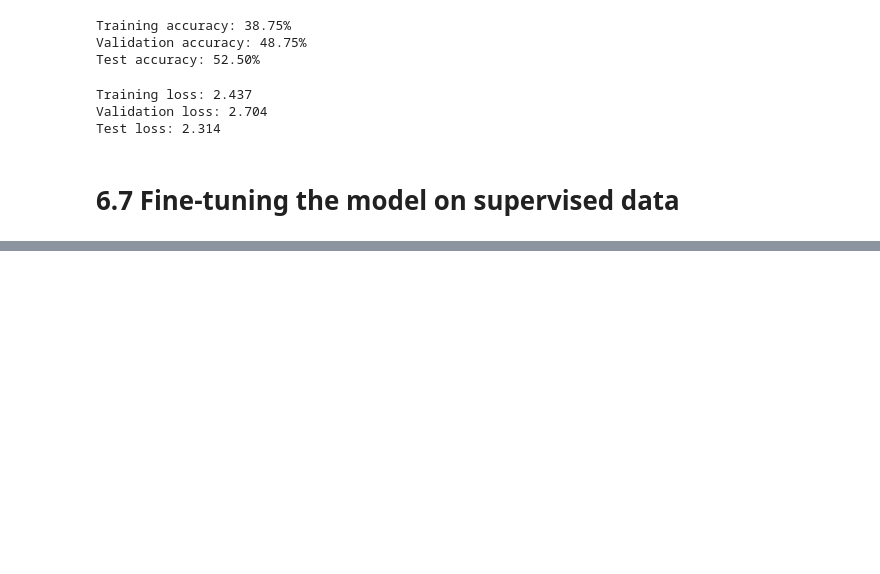
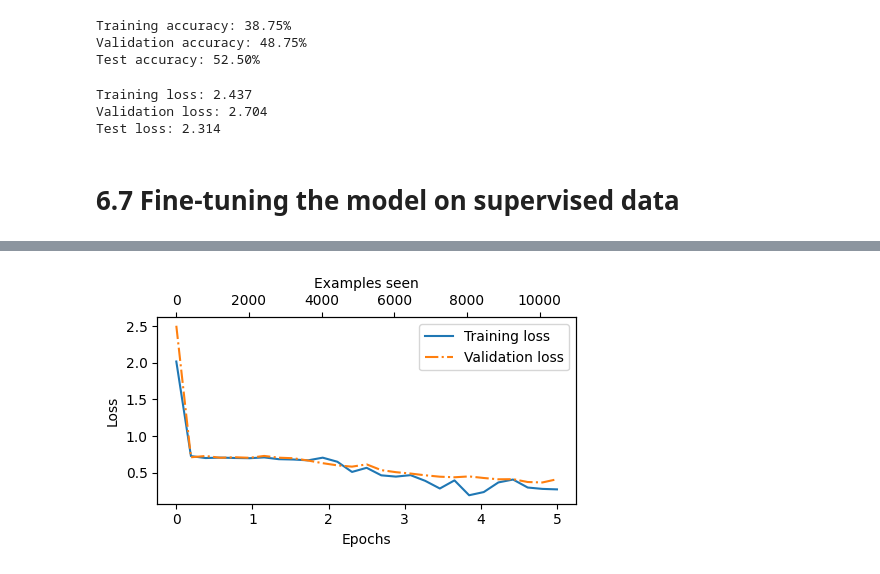
Before and after one commit to ChengGuo2000/Learning-Notes_LLM-from-Scratch, a Jupyter notebook: chapter-6-learn/chapter-6-code.ipynb, the cells around one changed output, grey strips where cells are left out. Cells and saved outputs as stored; diff of their text form; code cells hidden in the pictures; blank space fills up the shorter version.

Commit message:
finished chapter 6

```diff
--- a/chapter-6-learn/chapter-6-code.ipynb
+++ b/chapter-6-learn/chapter-6-code.ipynb
@@ -474,0 +485,22 @@ Training completed in 73.87 minutes.
+# %%
+# A function for plotting (similar to the one in Chapter 5)
+import matplotlib.pyplot as plt
+def plot_values(epochs_seen, examples_seen, train_values, val_values, label="loss"):
+    fig, ax1 = plt.subplots(figsize=(5, 3))
+    ax1.plot(epochs_seen, train_values, label=f"Training {label}")
+    ax1.plot(epochs_seen, val_values, linestyle="-.", label=f"Validation {label}")
+    ax1.set_xlabel("Epochs")
+    ax1.set_ylabel(label.capitalize())
+    ax1.legend()
+    ax2 = ax1.twiny()
+    ax2.plot(examples_seen, train_values, alpha=0)
+    ax2.set_xlabel("Examples seen")
+    fig.tight_layout()
+    plt.show()
+# %%
+# Plot the loss function for the training and validation set
+epochs_tensor = torch.linspace(0, num_epochs, len(train_losses))
+examples_seen_tensor = torch.linspace(0, examples_seen, len(train_losses))
+plot_values(epochs_tensor, examples_seen_tensor, train_losses, val_losses)
+# %% [output]
+[figure, added]
```
Also changed, not shown: parts of 14 cells of this notebook, 2 other files.
